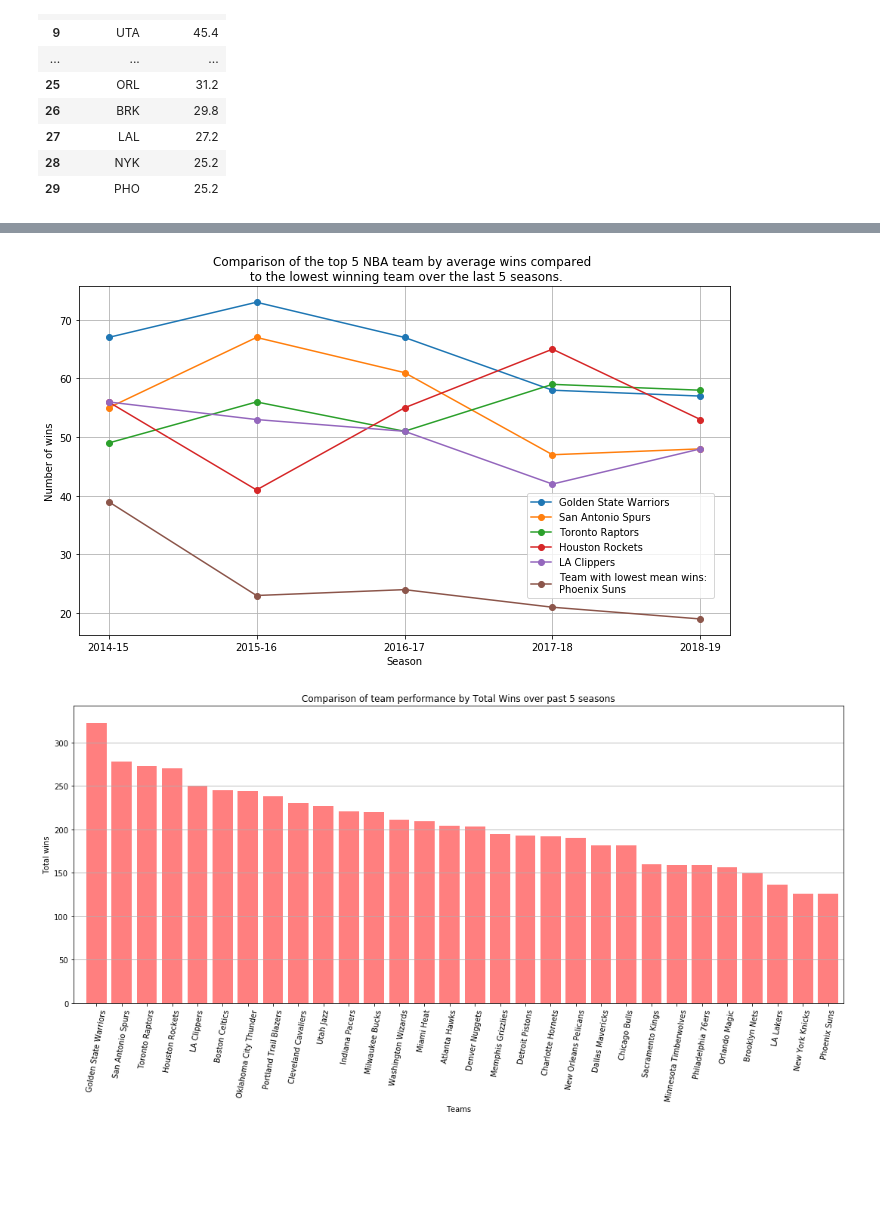
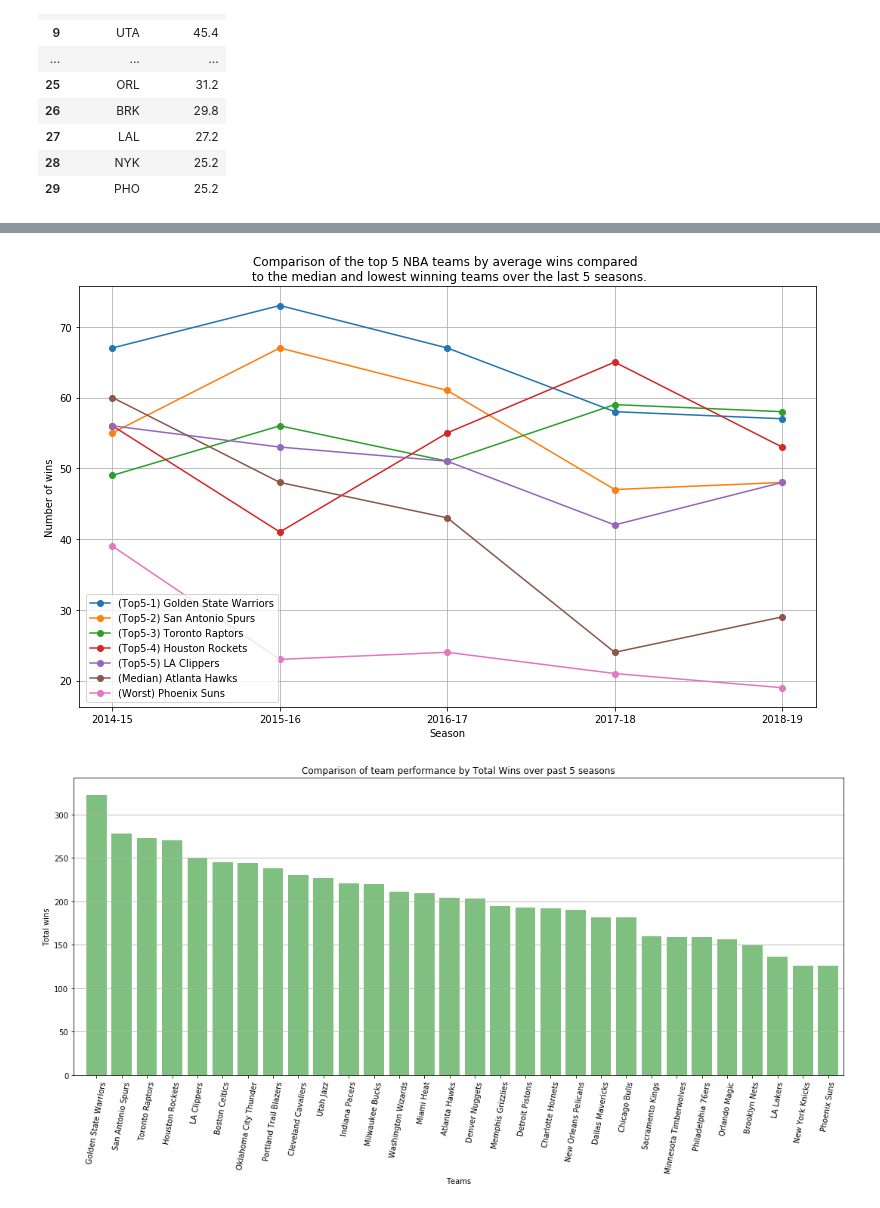
Before and after one commit to Michelin96/project-one, a Jupyter notebook: TeamWins_plots.ipynb, the cells around one changed output, grey strips where cells are left out. Saved outputs shown, nothing was run; the diff lists cells and outputs as text; code cells hidden in the pictures; blank space fills up the shorter version.

Commit message:
Commiting changes again to TeamWins_plots.ipynb

```diff
--- a/TeamWins_plots.ipynb
+++ b/TeamWins_plots.ipynb
@@ -120,35 +152,45 @@ nba_mean_wins_sorted_df
 # %%
+#Setup the x-axist of the line plot
 x_axis = nba_wins_df['Season']
 
+# Teams with the top 5 average wins
 y_axis_GSW = nba_wins_df['GSW']
 y_axis_SAS = nba_wins_df['SAS']
 y_axis_TOR = nba_wins_df['TOR']
 y_axis_HOU = nba_wins_df['HOU']
 y_axis_LAC = nba_wins_df['LAC']
 
+# Team at the median by average wins
+y_axis_ATL = nba_wins_df['ATL']
+
+# Team with lowest average wins
 y_axis_PHO = nba_wins_df['PHO']
 
-plt.figure(figsize=(10,6))
+plt.figure(figsize=(11,7))
 
-GSW, = plt.plot(x_axis,y_axis_GSW, marker = 'o', label = 'Golden State Warriors')
-SAS, = plt.plot(x_axis,y_axis_SAS, marker = 'o', label = 'San Antonio Spurs')
-TOR, = plt.plot(x_axis,y_axis_TOR, marker = 'o', label = 'Toronto Raptors')
-HOU, = plt.plot(x_axis,y_axis_HOU, marker = 'o', label = 'Houston Rockets')
-LAC, = plt.plot(x_axis,y_axis_LAC, marker = 'o', label = 'LA Clippers')
+GSW, = plt.plot(x_axis,y_axis_GSW, marker = 'o', label = '(Top5-1) Golden State Warriors')
+SAS, = plt.plot(x_axis,y_axis_SAS, marker = 'o', label = '(Top5-2) San Antonio Spurs')
+TOR, = plt.plot(x_axis,y_axis_TOR, marker = 'o', label = '(Top5-3) Toronto Raptors')
+HOU, = plt.plot(x_axis,y_axis_HOU, marker = 'o', label = '(Top5-4) Houston Rockets')
+LAC, = plt.plot(x_axis,y_axis_LAC, marker = 'o', label = '(Top5-5) LA Clippers')
 
-PHO, = plt.plot(x_axis,y_axis_PHO, marker = 'o', label = 'Team with lowest mean wins: \nPhoenix Suns')
+#Team with the Median average wins
+ATL, = plt.plot(x_axis,y_axis_ATL, marker = 'o', label = '(Median) Atlanta Hawks')
 
-plt.title('Comparison of the top 5 NBA team by average wins compared \n to the lowest winning team over the last 5 seasons.')
+# Team with the lowest average wins
+PHO, = plt.plot(x_axis,y_axis_PHO, marker = 'o', label = '(Worst) Phoenix Suns')
+
+plt.title('Comparison of the top 5 NBA teams by average wins compared \n to the median and lowest winning teams over the last 5 seasons.')
 plt.xlabel('Season')
 plt.ylabel('Number of wins')
 
 plt.grid()
-plt.legend(loc = 'upper left',bbox_to_anchor =(0.68,0.42))
+plt.legend(loc = 'upper left',bbox_to_anchor =(.003,.28))
 plt.tight_layout()
 plt.savefig("Plots/Top5TeamsMeantoLowestMeanComparison.png")
 plt.show()
 # %% [output]
-[figure, old version]
+[figure, new version]
 # %%
 # Set x axis and tick locations
 x_axis = np.arange(len(nba_sum_wins_sorted_df))
@@ -156,7 +198,7 @@ tick_locations = [value+0.4 for value in x_axis]
 
 # Create a list indicating where to write x labels and set figure size to adjust for space
 plt.figure(figsize=(15,8))
-plt.bar(x_axis, nba_sum_wins_sorted_df["Total Wins"], color='r', alpha=0.5, align="edge")
+plt.bar(x_axis, nba_sum_wins_sorted_df["Total Wins"], color='g', alpha=0.5, align="edge")
 
 plt.xticks(tick_locations, nba_sum_wins_sorted_df["Team Name"], rotation= 80)
 
@@ -179,4 +221,4 @@ plt.tight_layout()
 plt.savefig("Plots/TotalTeamWinsComparison.png")
 plt.show()
 # %% [output]
-[figure, old version]
+[figure, new version]
```
Also changed, not shown: parts of 4 cells of this notebook, 4 other files.
